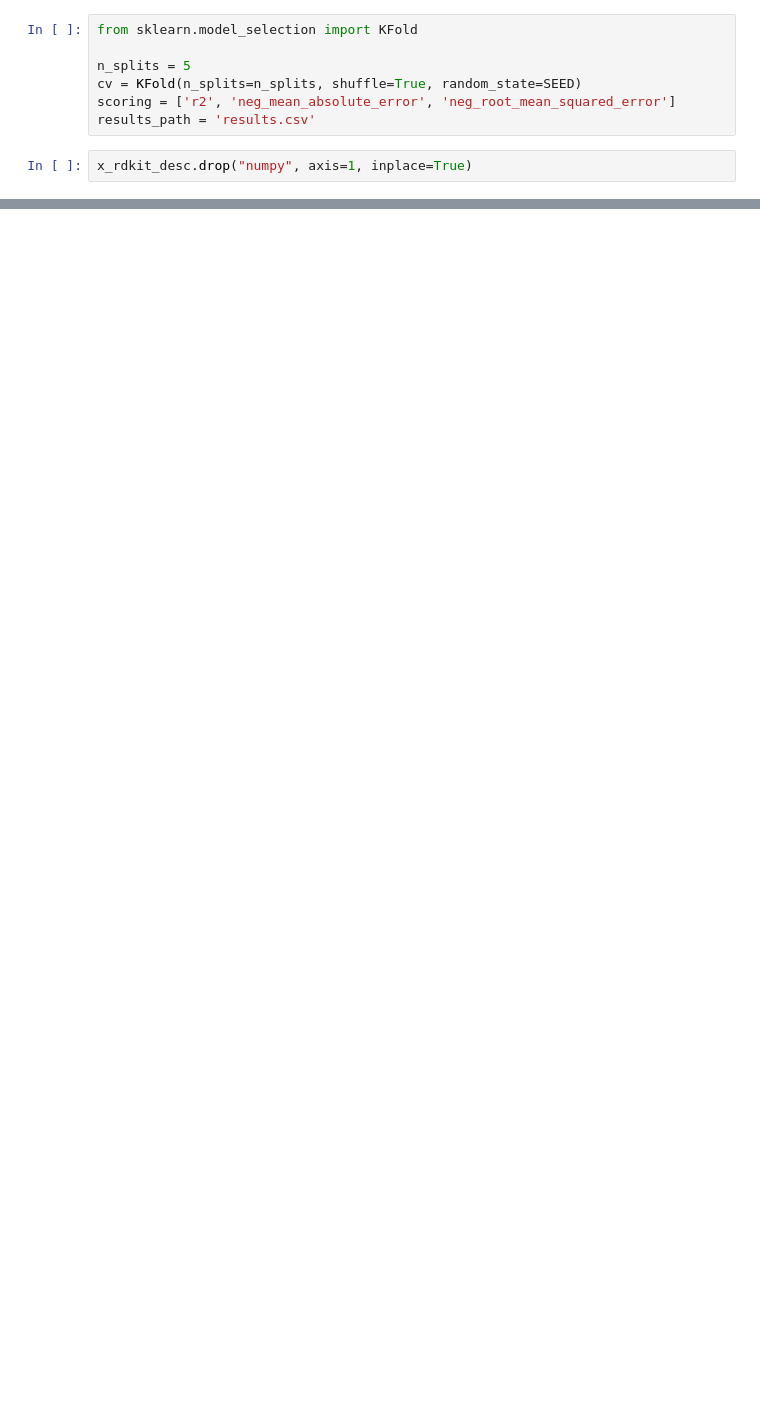
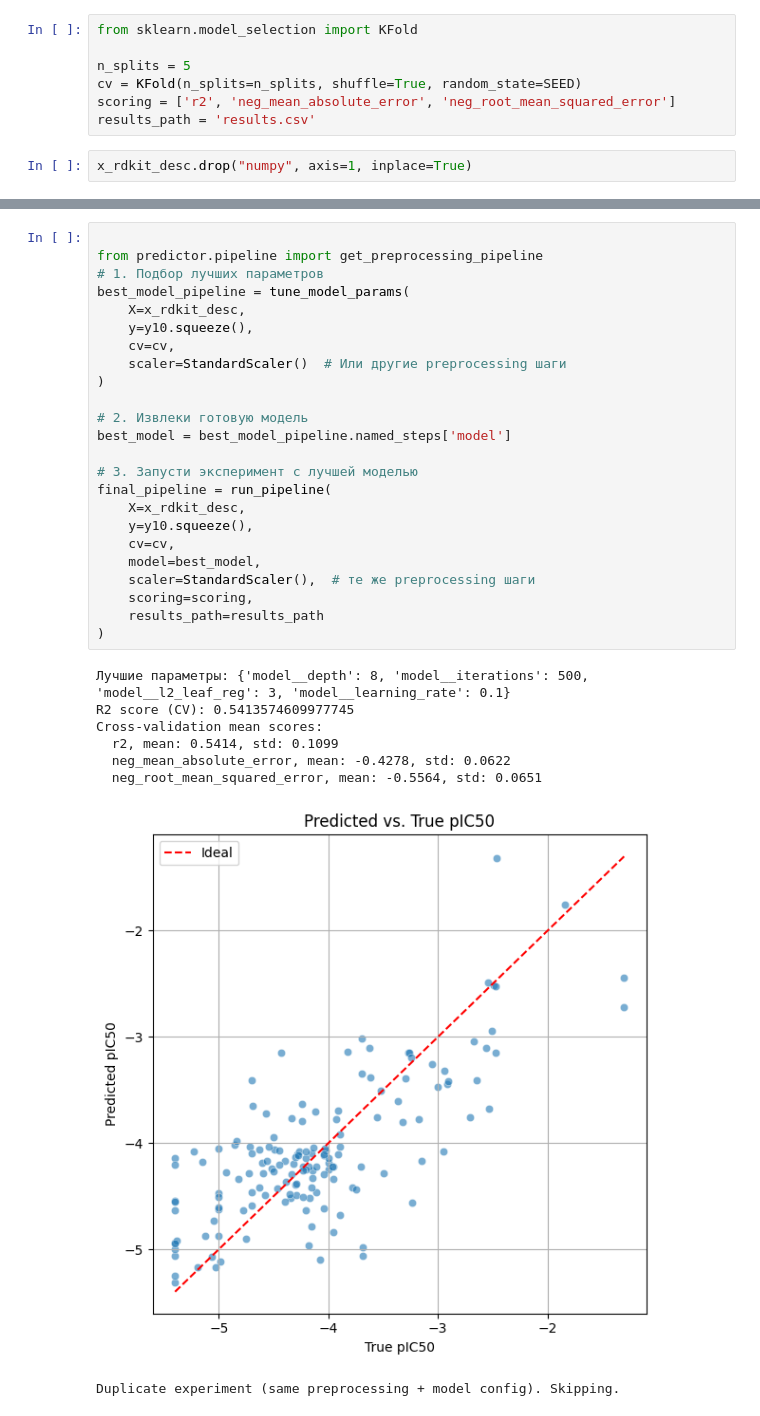
Before and after one commit to martilut/alzheimer-generative-design, a Jupyter notebook: data_processing.ipynb, the cells around one changed output, grey strips where cells are left out. Cells and saved outputs as stored; diff of their text form; blank space fills up the shorter version.

Commit message:
подбирал оптимальную модель и параметры к ней

```diff
--- a/data_processing.ipynb
+++ b/data_processing.ipynb
@@ -128,0 +184,33 @@ Created new results file at results.csv
+# %%
+
+from predictor.pipeline import get_preprocessing_pipeline
+# 1. Подбор лучших параметров
+best_model_pipeline = tune_model_params(
+    X=x_rdkit_desc,
+    y=y10.squeeze(),
+    cv=cv,
+    scaler=StandardScaler()  # Или другие preprocessing шаги
+)
+
+# 2. Извлеки готовую модель
+best_model = best_model_pipeline.named_steps['model']
+
+# 3. Запусти эксперимент с лучшей моделью
+final_pipeline = run_pipeline(
+    X=x_rdkit_desc,
+    y=y10.squeeze(),
+    cv=cv,
+    model=best_model,
+    scaler=StandardScaler(),  # те же preprocessing шаги
+    scoring=scoring,
+    results_path=results_path
+)
+# %% [output]
+Лучшие параметры: {'model__depth': 8, 'model__iterations': 500, 'model__l2_leaf_reg': 3, 'model__learning_rate': 0.1}
+R2 score (CV): 0.5413574609977745
+Cross-validation mean scores:
+  r2, mean: 0.5414, std: 0.1099
+  neg_mean_absolute_error, mean: -0.4278, std: 0.0622
+  neg_root_mean_squared_error, mean: -0.5564, std: 0.0651
+[figure, added]
+Duplicate experiment (same preprocessing + model config). Skipping.
```
Also changed, not shown: parts of 4 cells of this notebook, 5 other files.
